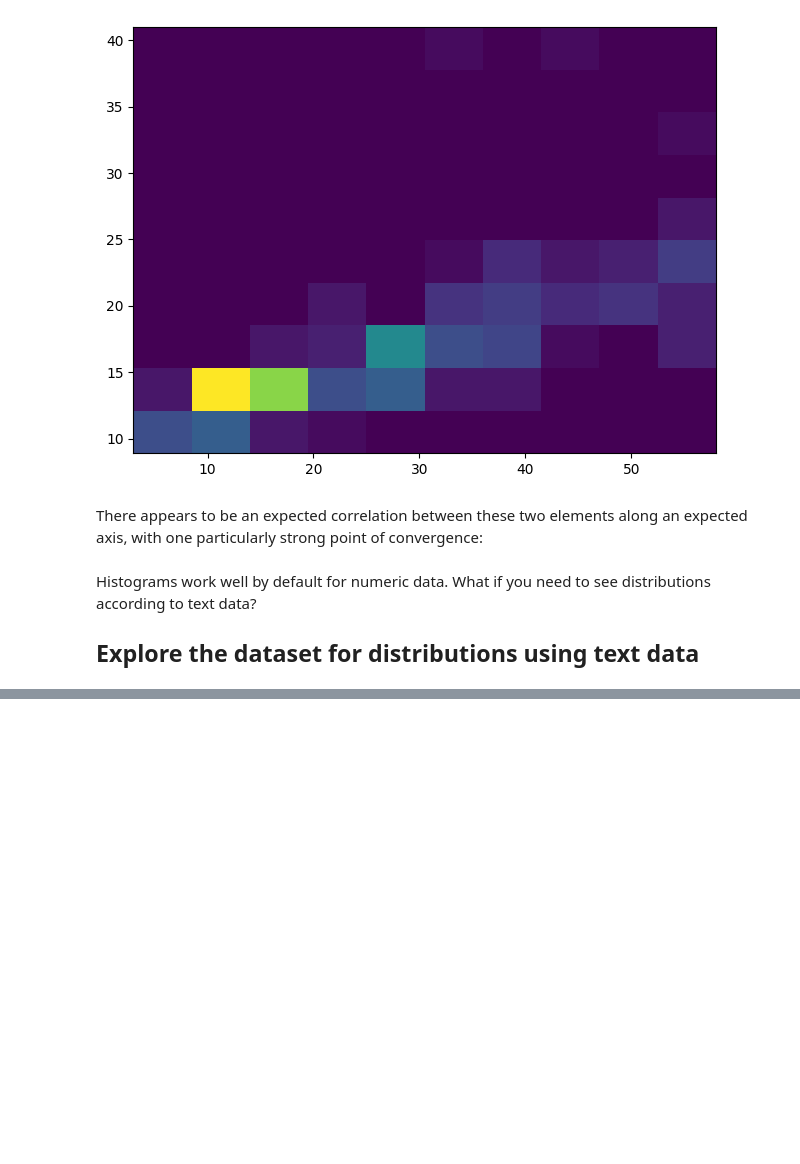
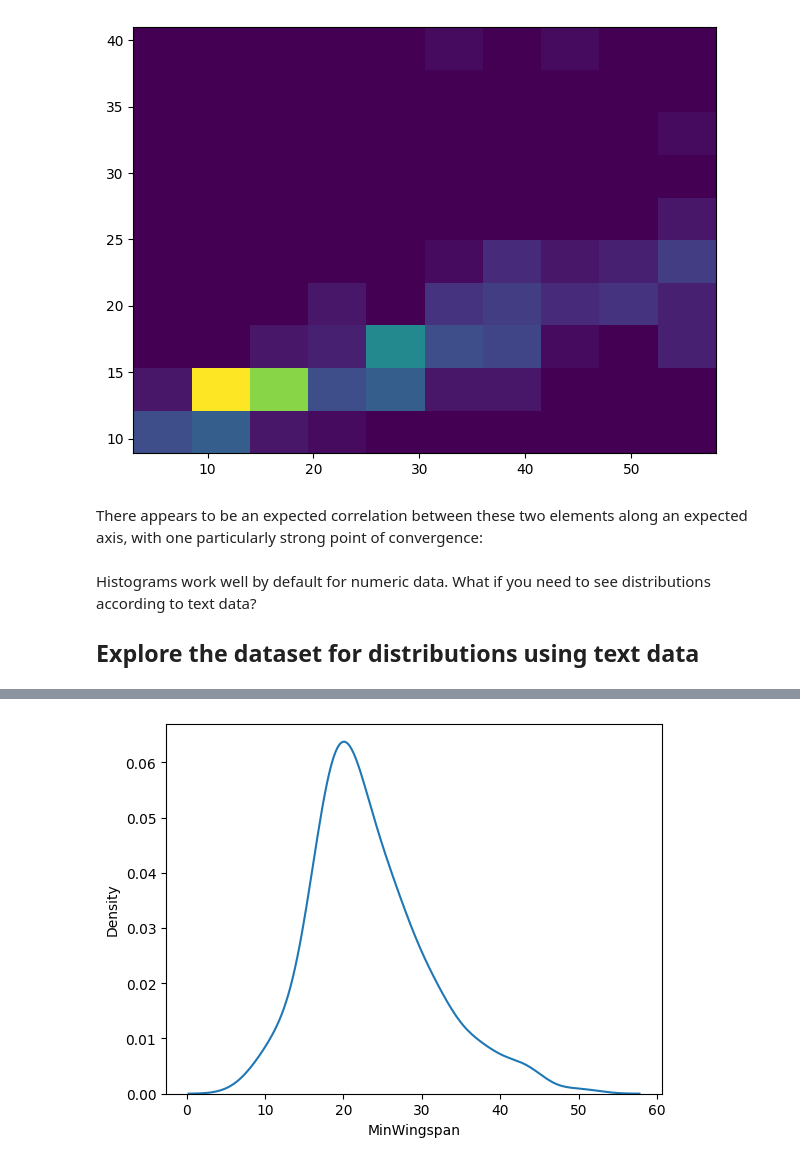
Before and after one commit to khalidassalafy/ArewaDS-Machine-Learning-Assignments, a Jupyter notebook: Week_03/lesson_2_visualizing_distributions.ipynb, the cells around one changed output, grey strips where cells are left out. Drawn from its saved outputs; the diff is of its cells as text; code cells hidden in the pictures; blank space fills up the shorter version.

```diff
--- a/Week_03/lesson_2_visualizing_distributions.ipynb
+++ b/Week_03/lesson_2_visualizing_distributions.ipynb
@@ -76,0 +120,7 @@ Histograms work well by default for numeric data. What if you need to see distri
+# %%
+import seaborn as sns
+import matplotlib.pyplot as plt
+sns.kdeplot(filteredBirds['MinWingspan'])
+plt.show()
+# %% [output]
+[figure, added]
```
Also changed, not shown: parts of 14 cells of this notebook, 2 other files.
